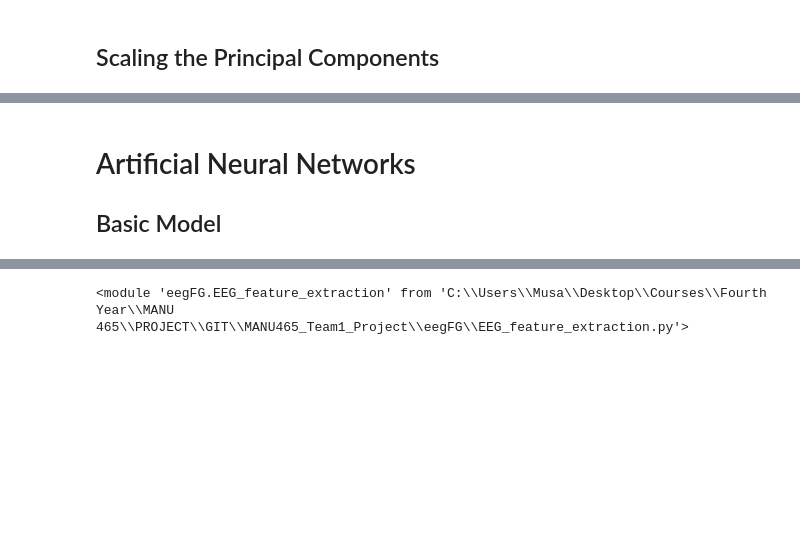
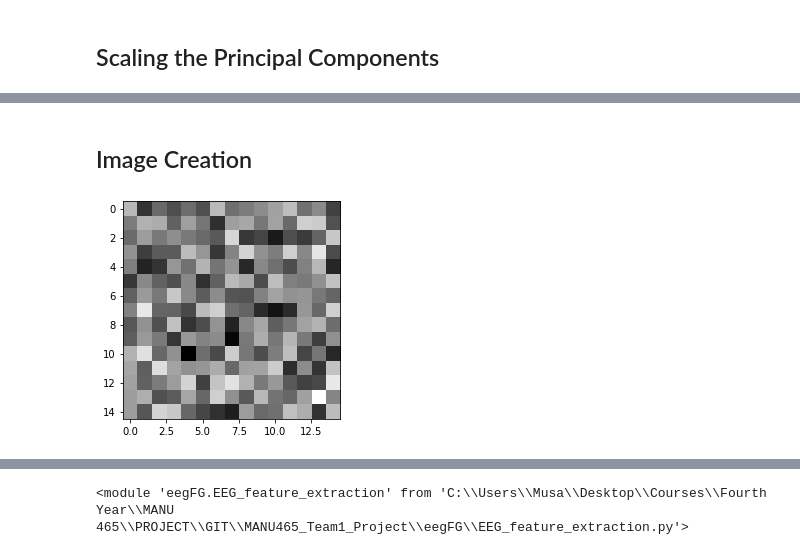
Before and after one commit to musahabib/WorkerFatigue_EEG_ML, a Jupyter notebook: Notebook.ipynb, the cells around one changed output, grey strips where cells are left out. Drawn from its saved outputs; the diff is of its cells as text; code cells hidden in the pictures; blank space fills up the shorter version.

Commit message:
two-fiddy-six DONE

```diff
--- a/Notebook.ipynb
+++ b/Notebook.ipynb
@@ -516,3 +520,21 @@ pd.DataFrame(Z).describe()
-# %% [markdown]
-# Artificial Neural Networks
-## Basic Model
+# %% [markdown]
+## Image Creation
+# %%
+images=[];
+for r in range(0,Z.shape[0]): #Cycle over rows
+    pixels=[];
+    mini=min(Z[r,:])
+    maxi=max(Z[r,:])
+    m = (maxi-mini)/(256);
+
+    for c in range(0,225): #Cycle over cols
+        pixels.append(m * Z[r,c] - mini);
+
+    #once cols are done running
+    img = np.reshape(pixels, (15,15));
+    images.append(img)
+# %%
+for i in images:
+    plt.imshow(i,cmap='gray')
+# %% [output]
+[figure, added]
```
Also changed, not shown: parts of 13 cells of this notebook.
